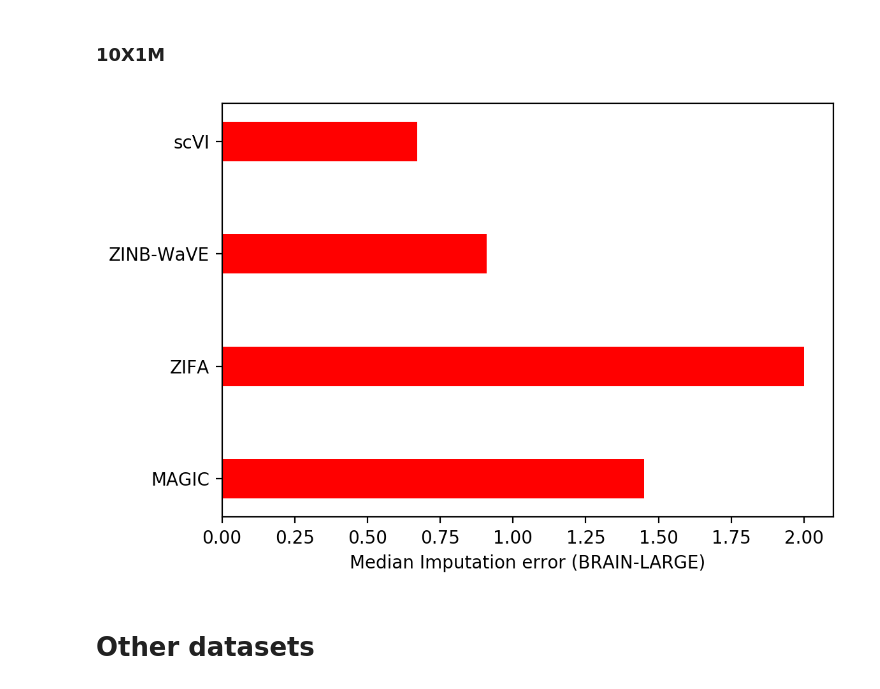
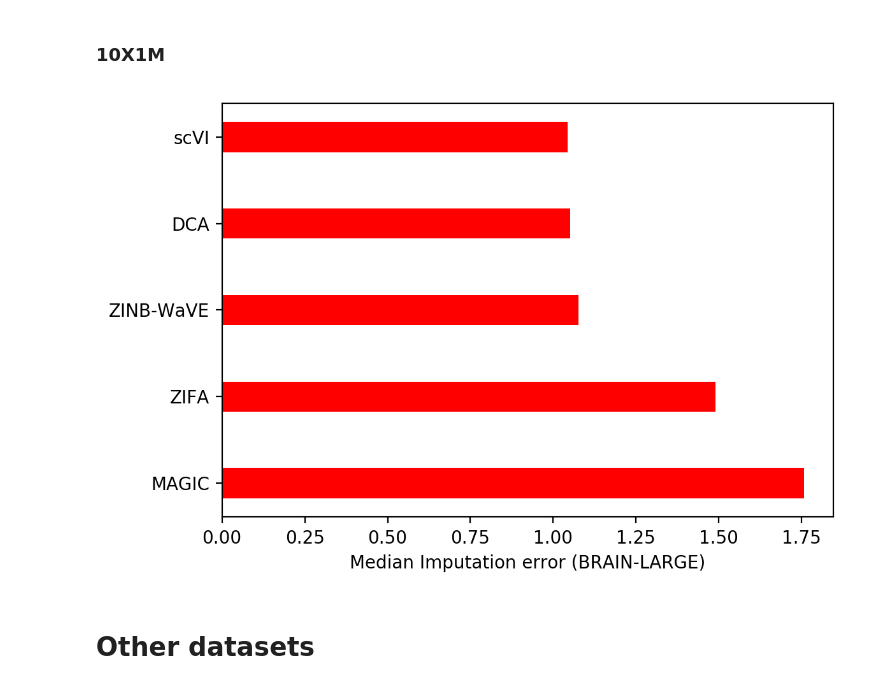
Before and after one commit to romain-lopez/scVI-reproducibility, a Jupyter notebook: results/imputation.ipynb, the cells around one changed output. Cells and saved outputs as stored; diff of their text form; code cells hidden in the pictures.

```diff
--- a/results/imputation.ipynb
+++ b/results/imputation.ipynb
@@ -29,13 +29,13 @@ plt.savefig("zeisel_imputation.pdf", dpi=300)
 # %% [markdown]
 ### 10X1M
 # %%
-#data = [1.7571, 1.4898, 1.07712, 1.04269] uniform imputation
-data = [1.45, 2, 0.91, 0.67]
+data = [1.7571, 1.4898, 1.07712, 1.0506, 1.04269] # uniform imputation
+#data = [1.45, 2, 0.91, 0.67]
 # %%
-barplot(data, ["MAGIC","ZIFA", "ZINB-WaVE", "scVI"], 'Median Imputation error (BRAIN-LARGE)')
+barplot(data, ["MAGIC","ZIFA", "ZINB-WaVE", "DCA", "scVI"], 'Median Imputation error (BRAIN-LARGE)')
 plt.savefig("10x1M_imputation.pdf", dpi=300)
 # %% [output]
-[figure, old version]
+[figure, new version]
 # %% [markdown]
 # Other datasets
 # %%
```
Also changed, not shown: 9 other files.
